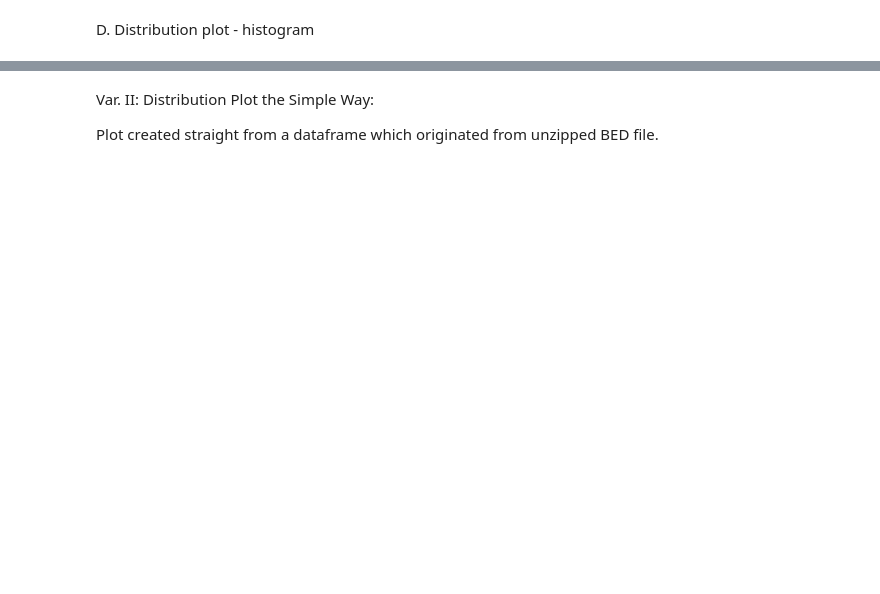
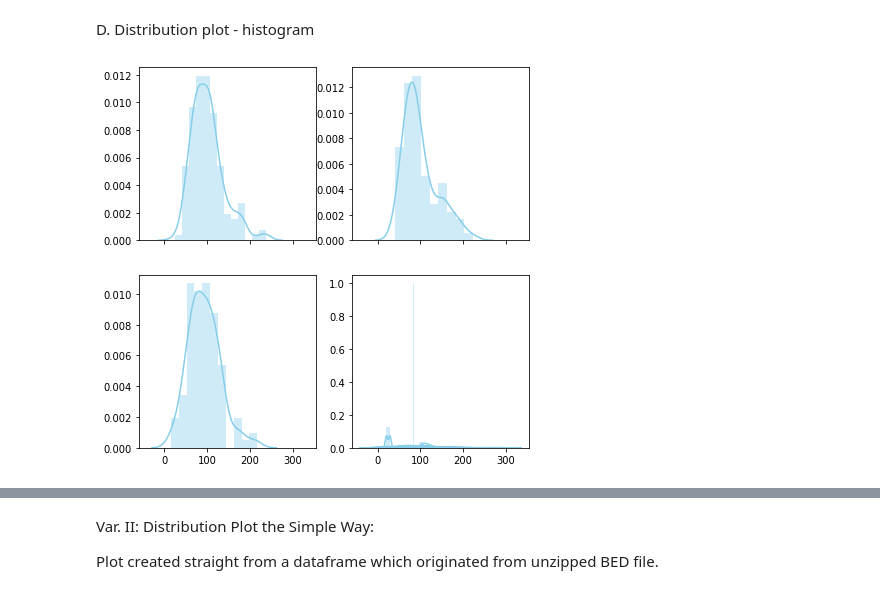
Before and after one commit to zuzanadostalova/ZD-Python-Tutorials-for-Biologists, a Jupyter notebook: CBED_tool_intervals.ipynb, the cells around one changed output, grey strips where cells are left out. Drawn from its saved outputs; the diff is of its cells as text; code cells hidden in the pictures; blank space fills up the shorter version.

```diff
--- a/CBED_tool_intervals.ipynb
+++ b/CBED_tool_intervals.ipynb
@@ -90,25 +150,46 @@ for chrom_name in dict_dist: # Iterate over the list in the dictionary.
 D. Distribution plot - histogram
 # %%
 # Seaborn - four distribution subplots.
-import seaborn as sns
 import matplotlib.pyplot as plt
 import pandas as pd
+import seaborn as sn
+from pylab import savefig
+from matplotlib.pyplot import show
 
 # 2 columns, 2 rows = 4 plots. All of them share the same x axis which
 # means they have the same scales.
 f, axes = plt.subplots(2, 2, figsize=(7, 7), sharex=True)
 
 for index, chromosome in enumerate(dict_dist):
-    # Create dataframe the original dictionary.
-    test=pd.Series(data=dict_dist[chromosome])
+    # Create dataframe from the pandas series which were created
+    # from the original dictionary.
+    dataframe=pd.Series(data=dict_dist[chromosome])
 
     # Each of the graphs represents one of the planes. It is a locations of
     # pixels in the two-dimensional grid.
     if index == 0:
-      sns.distplot( test , color="skyblue", ax=axes[0, 0])
+      sns.distplot(dataframe, color="skyblue", ax=axes[0, 0])
+      a = sns.distplot(dataframe, color="skyblue", ax=axes[0, 0])
+
     elif index == 1:
-      sns.distplot( test , color="skyblue", ax=axes[1, 0])
+      sns.distplot(dataframe, color="skyblue", ax=axes[1, 0])
+      b = sns.distplot(dataframe, color="skyblue", ax=axes[1, 0])
+
     elif index == 2:
-      sns.distplot( test , color="skyblue", ax=axes[0, 1])
+    sns.distplot(dataframe, color="skyblue", ax=axes[0, 1])
+      c = sns.distplot(dataframe, color="skyblue", ax=axes[0, 1])
+
     else:
-      sns.distplot( test , color="skyblue", ax=axes[1, 1])
+      sns.distplot(dataframe, color="skyblue", ax=axes[1, 1])
+      d = sns.distplot(dataframe, color="skyblue", ax=axes[1, 1])
+
+plt.savefig("a.jpg")
+plt.savefig("b.jpg")
+plt.savefig("c.jpg")
+plt.savefig("d.jpg")
+show("a.jpg")
+show("b.jpg")
+show("c.jpg")
+show("d.jpg")
+# %% [output]
+[figure, added]
```
Also changed, not shown: parts of 14 cells of this notebook.
